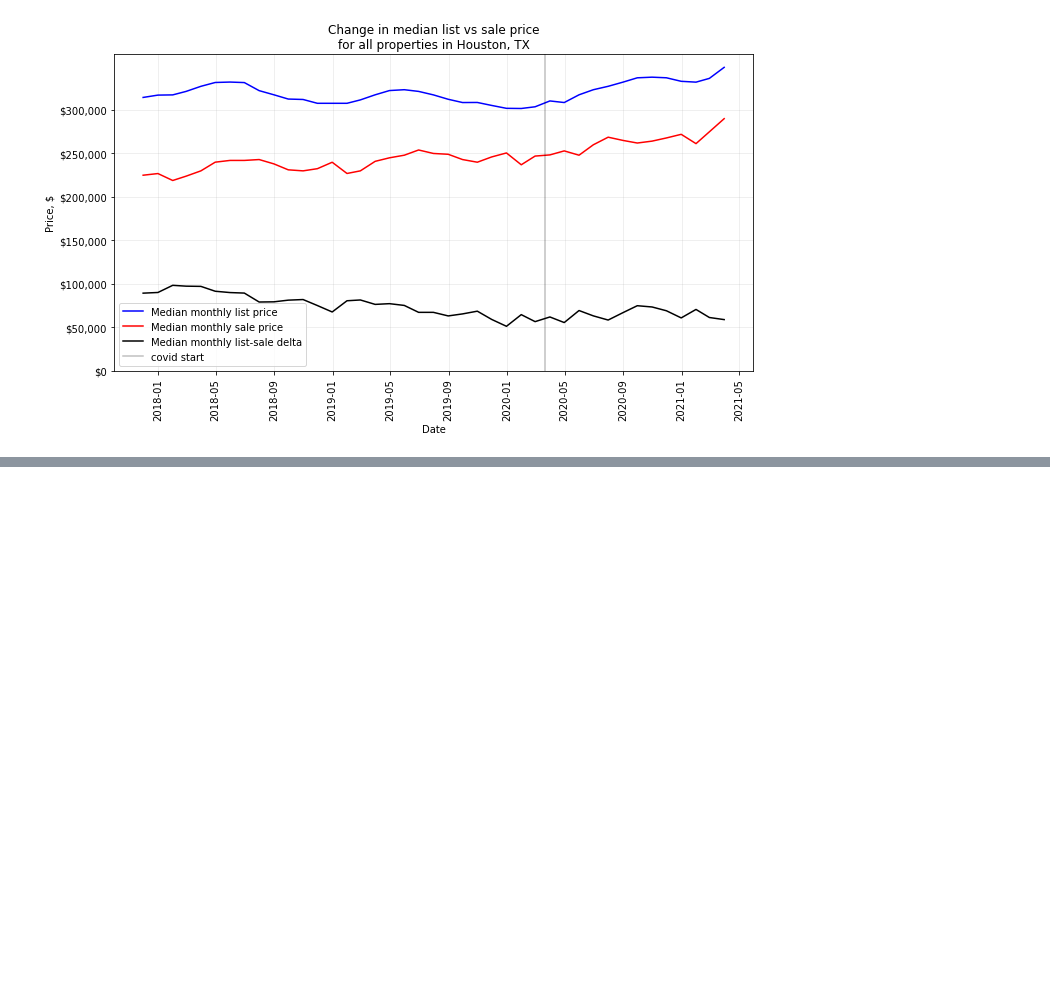
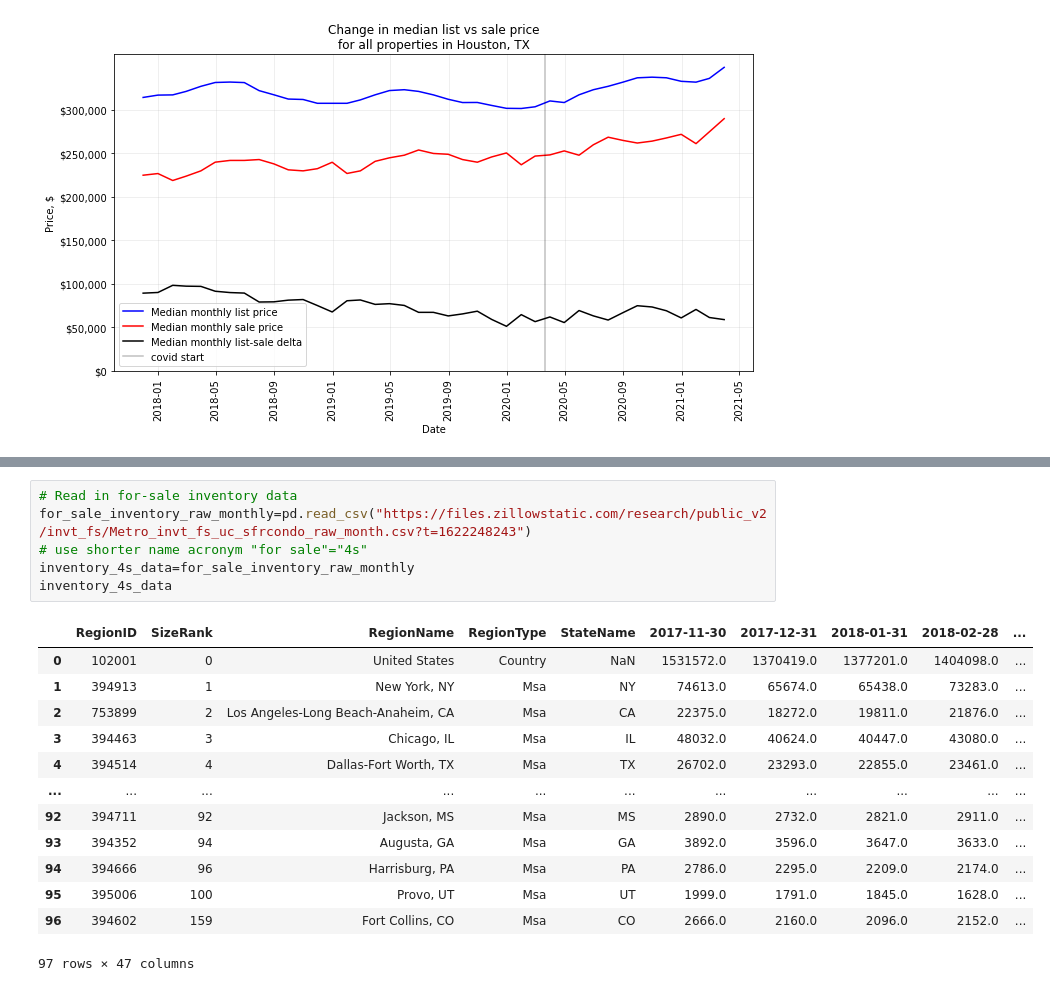
Before and after one commit to i-am-phoenix/Demo, a Jupyter notebook: zillow_data_cleaning.ipynb, the cells around one changed output, grey strips where cells are left out. Saved outputs shown, nothing was run; the diff lists cells and outputs as text; blank space fills up the shorter version.

```diff
--- a/zillow_data_cleaning.ipynb
+++ b/zillow_data_cleaning.ipynb
@@ -194,0 +220,20 @@ plt.legend()
+# %%
+# Read in for-sale inventory data
+for_sale_inventory_raw_monthly=pd.read_csv("https://files.zillowstatic.com/research/public_v2/invt_fs/Metro_invt_fs_uc_sfrcondo_raw_month.csv?t=1622248243")
+# use shorter name acronym "for sale"="4s"
+inventory_4s_data=for_sale_inventory_raw_monthly
+inventory_4s_data
+# %% [output]
+|  | RegionID | SizeRank | RegionName | RegionType | StateName | 2017-11-30 | 2017-12-31 | 2018-01-31 | 2018-02-28 | ... |
+| 0 | 102001 | 0 | United States | Country | NaN | 1531572.0 | 1370419.0 | 1377201.0 | 1404098.0 | ... |
+| 1 | 394913 | 1 | New York, NY | Msa | NY | 74613.0 | 65674.0 | 65438.0 | 73283.0 | ... |
+| 2 | 753899 | 2 | Los Angeles-Long Beach-Anaheim, CA | Msa | CA | 22375.0 | 18272.0 | 19811.0 | 21876.0 | ... |
+| 3 | 394463 | 3 | Chicago, IL | Msa | IL | 48032.0 | 40624.0 | 40447.0 | 43080.0 | ... |
+| 4 | 394514 | 4 | Dallas-Fort Worth, TX | Msa | TX | 26702.0 | 23293.0 | 22855.0 | 23461.0 | ... |
+| ... | ... | ... | ... | ... | ... | ... | ... | ... | ... | ... |
+| 92 | 394711 | 92 | Jackson, MS | Msa | MS | 2890.0 | 2732.0 | 2821.0 | 2911.0 | ... |
+| 93 | 394352 | 94 | Augusta, GA | Msa | GA | 3892.0 | 3596.0 | 3647.0 | 3633.0 | ... |
+| 94 | 394666 | 96 | Harrisburg, PA | Msa | PA | 2786.0 | 2295.0 | 2209.0 | 2174.0 | ... |
+| 95 | 395006 | 100 | Provo, UT | Msa | UT | 1999.0 | 1791.0 | 1845.0 | 1628.0 | ... |
+| 96 | 394602 | 159 | Fort Collins, CO | Msa | CO | 2666.0 | 2160.0 | 2096.0 | 2152.0 | ... |
+97 rows × 47 columns
```
Also changed, not shown: parts of 3 cells of this notebook.
